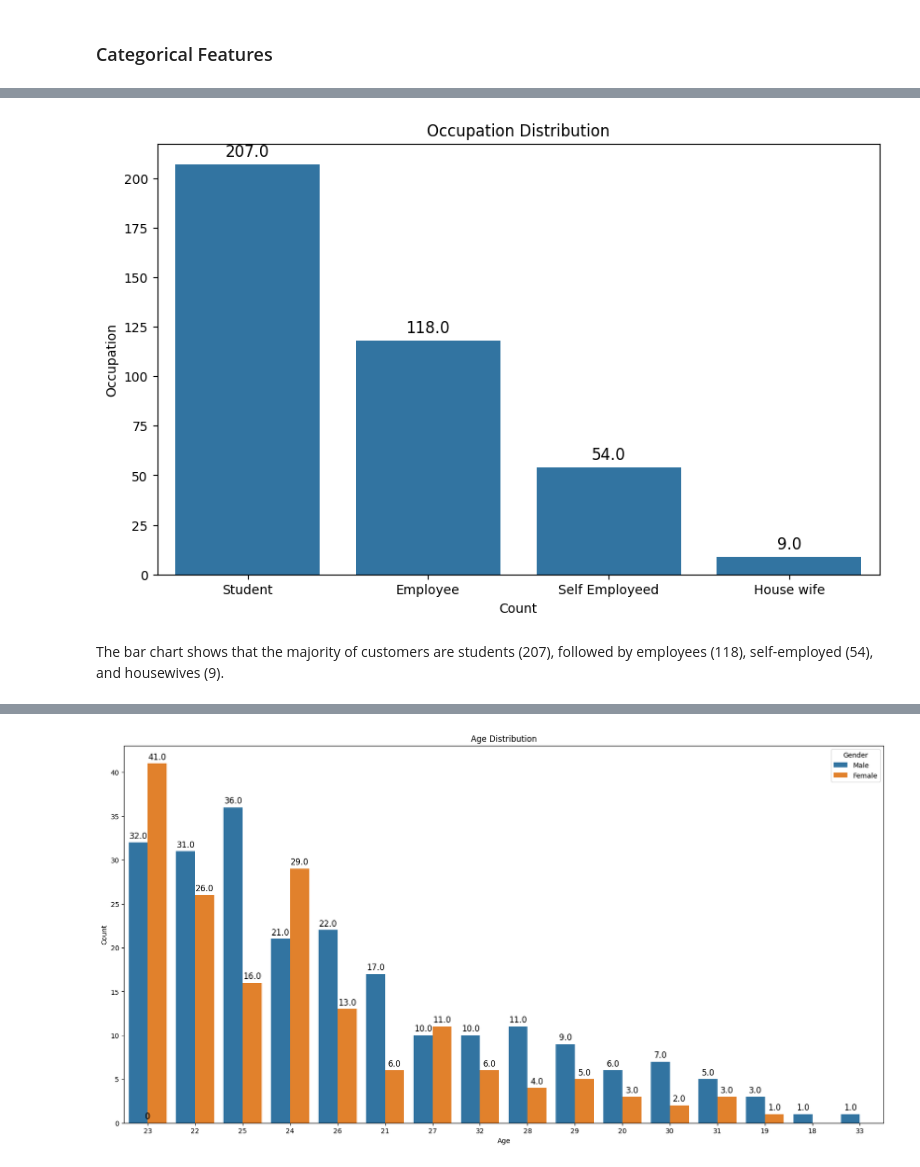
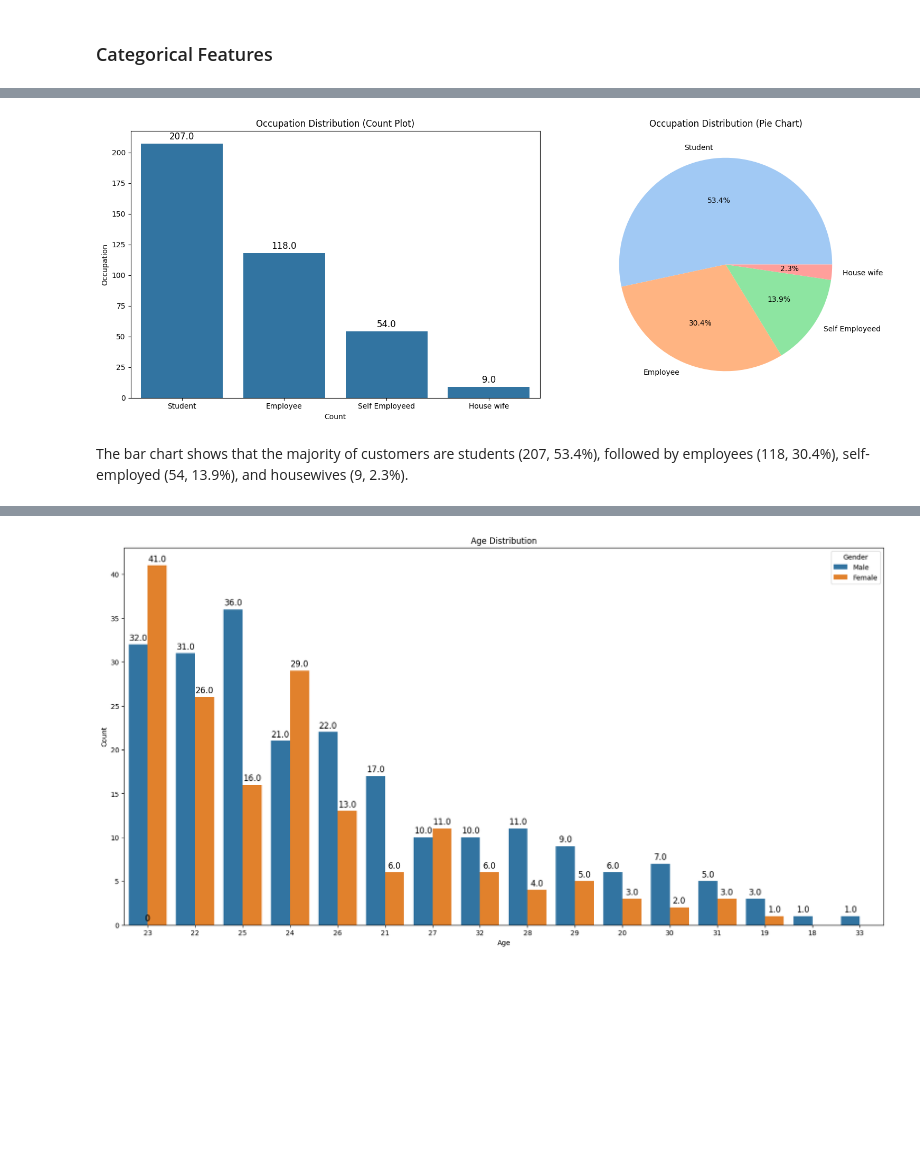
Before and after one commit to Tadeni00/Online-Food-Order-Prediction, a Jupyter notebook: notebook/1 . EDA.ipynb, the cells around one changed output, grey strips where cells are left out. Cells and saved outputs as stored; diff of their text form; code cells hidden in the pictures; blank space fills up the shorter version.

```diff
--- a/notebook/1 . EDA.ipynb
+++ b/notebook/1 . EDA.ipynb
@@ -171,3 +179,13 @@ df.head()
 | 2 | 22 | Male | Single | Student | Below Rs.10000 | Post Graduate | 3 | ... |
 | 3 | 22 | Female | Single | Student | No Income | Graduate | 6 | ... |
 | 4 | 22 | Male | Single | Student | Below Rs.10000 | Post Graduate | 4 | ... |
+# %%
+# Replace specific income ranges with numeric values in the 'Monthly Income' column
+df['Monthly Income'].replace(
+    ['No Income', 'Below Rs.10000', 'More than 50000', '10001 to 25000', '25001 to 50000'],
+    [0, 10000, 50000, 25000, 49999],
+    inplace=True
+)
+
+# Convert 'Monthly Income' to numeric type
+df['Monthly Income'] = pd.to_numeric(df['Monthly Income'])
@@ -268,18 +319,31 @@ The bar graph shows that the majority of customers are single (268), followed by
 # %%
-# Occupation Distribution
-plt.figure(figsize=(10, 6))
-ax = sns.countplot(x='Occupation', data=df)  # Plot the count of each occupation
-plt.title('Occupation Distribution')
-plt.xlabel('Count')
-plt.ylabel('Occupation')
+# Set up the figure and axes for subplots
+fig, axs = plt.subplots(1, 2, figsize=(16, 6))
+
+# Occupation Distribution Count Plot
+sns.countplot(x='Occupation', data=df, ax=axs[0])
+axs[0].set_title('Occupation Distribution (Count Plot)')
+axs[0].set_xlabel('Count')
+axs[0].set_ylabel('Occupation')
+
 # Annotate bars
-for p in ax.patches:
+for p in axs[0].patches:
     height = p.get_height()
-    ax.annotate(f'{height}', (p.get_x() + p.get_width() / 2., height),
-                ha='center', va='bottom', fontsize=12, color='black', xytext=(0, 3), textcoords='offset points')
+    axs[0].annotate(f'{height}', (p.get_x() + p.get_width() / 2., height),
+                    ha='center', va='bottom', fontsize=12, color='black', xytext=(0, 3), textcoords='offset points')
+
+# Occupation Distribution Pie Chart
+df['Occupation'].value_counts().plot.pie(autopct='%1.1f%%', ax=axs[1], colors=sns.color_palette('pastel'))
+axs[1].set_title('Occupation Distribution (Pie Chart)')
+axs[1].set_ylabel('')
+
+# Adjust layout to prevent overlap
+plt.tight_layout()
+
+# Show the plot
 plt.show()
 # %% [output]
-[figure, old version]
+[figure, new version]
 # %% [markdown]
-The bar chart shows that the majority of customers are students (207), followed by employees (118), self-employed (54), and housewives (9).
+The bar chart shows that the majority of customers are students (207, 53.4%), followed by employees (118, 30.4%), self-employed (54, 13.9%), and housewives (9, 2.3%).
 # %%
```
Also changed, not shown: parts of 48 cells of this notebook, 2 other files.
